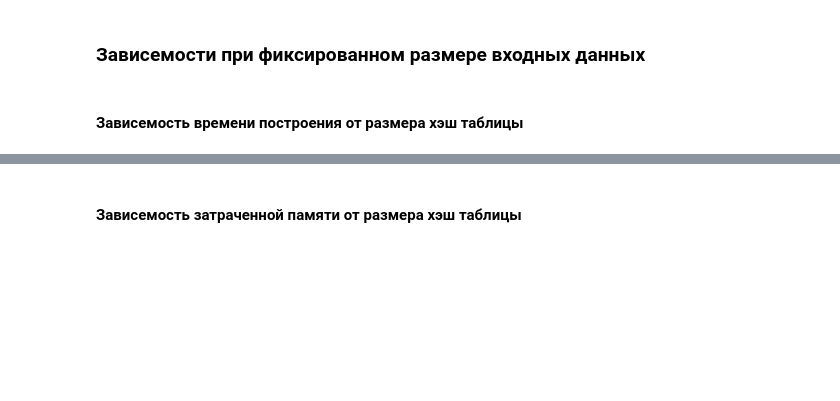
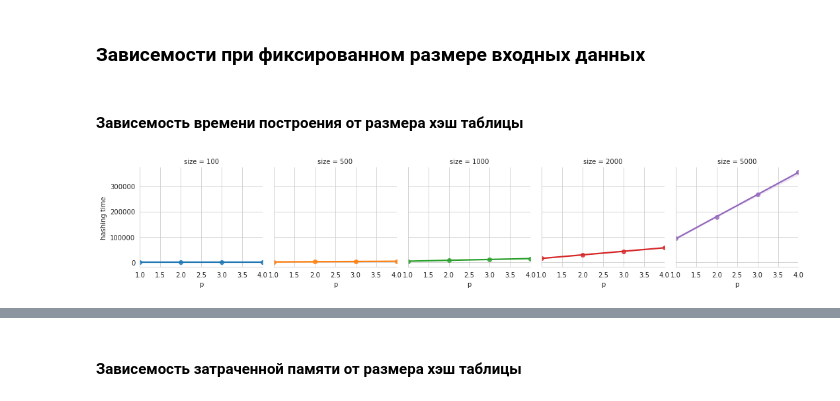
Before and after one commit to cfzile/lab_hashing, a Jupyter notebook: report.ipynb, the cells around one changed output, grey strips where cells are left out. Cells and saved outputs as stored; diff of their text form; code cells hidden in the pictures; blank space fills up the shorter version.

```diff
--- a/report.ipynb
+++ b/report.ipynb
@@ -13,0 +8,14 @@ idealHashing_results_int = open("../results/idealHashing/intOut")
+# %%
+import pandas as pd
+import matplotlib.pyplot as plt
+import seaborn as sns
+import warnings
+warnings.filterwarnings('ignore')
+sns.set_style("whitegrid")
+
+idealHashing_results_int = pd.read_csv('results/idealHashing/int.out', sep=';', index_col=False)
+twoTieredApproach_results_int = pd.read_csv('results/twoTieredApproach/int.out', sep=';', index_col=False)
+graphHashing_results_int = pd.read_csv('results/graphHashing/int.out', sep=';', index_col=False)
+idealHashing_results_string = pd.read_csv('results/idealHashing/string.out', sep=';', index_col=False)
+twoTieredApproach_results_string = pd.read_csv('results/twoTieredApproach/string.out', sep=';', index_col=False)
+graphHashing_results_string = pd.read_csv('results/graphHashing/string.out', sep=';', index_col=False)
@@ -19,3 +47,8 @@ idealHashing_results_int = open("../results/idealHashing/intOut")
 ###  Зависемости при фиксированном размере входных данных
 # %% [markdown]
 #### Зависемость времени построения от размера хэш таблицы
+# %%
+g = sns.lmplot(x="p", y="hashing time", hue="size", col="size",
+               data=idealHashing_results_int, height=3, aspect=1, order=1)
+# %% [output]
+[figure, added]
```
Also changed, not shown: parts of 69 cells of this notebook, 9 other files.
